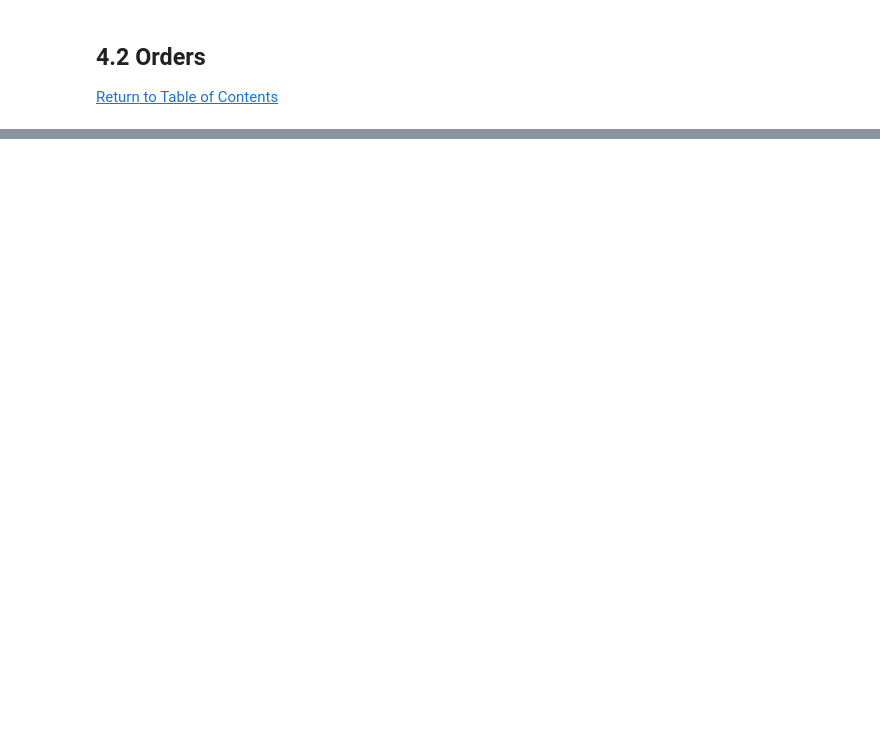
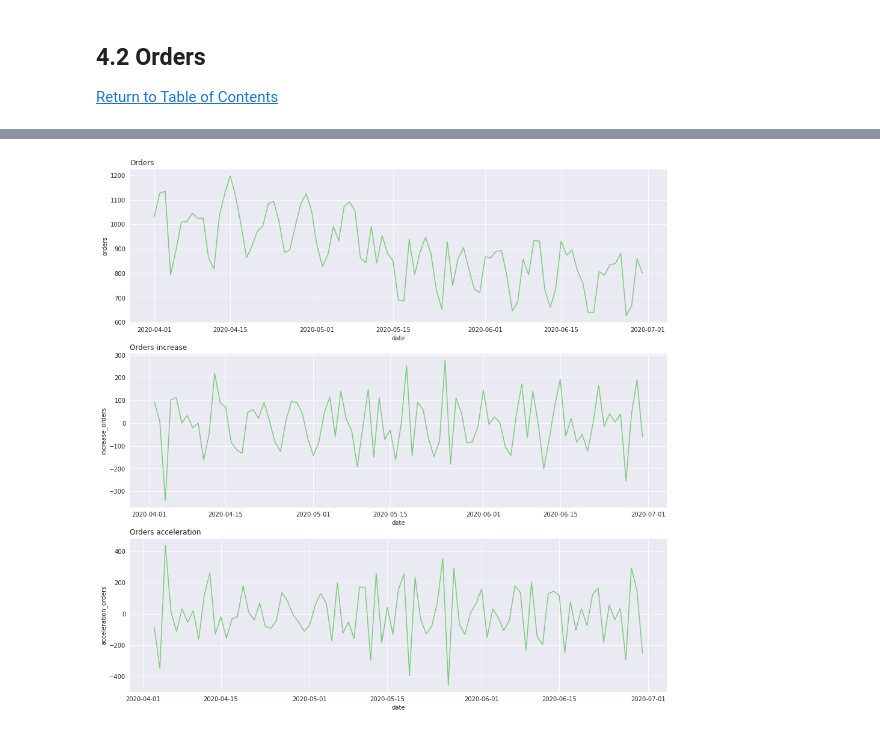
Before and after one commit to pathilink/enjoei_business_analytics_case, a Jupyter notebook: notebook/enjoei_case.ipynb, the cells around one changed output, grey strips where cells are left out. Drawn from its saved outputs; the diff is of its cells as text; code cells hidden in the pictures; blank space fills up the shorter version.

```diff
--- a/notebook/enjoei_case.ipynb
+++ b/notebook/enjoei_case.ipynb
@@ -84,0 +217,10 @@ The data has 500 rows and 8 columns.
+# %%
+# Calculates the difference of a DataFrame element compared with another element in the DataFrame (default is element in previous row).
+
+df_funnel['increase_orders'] = df_funnel['orders'].diff()
+df_funnel['acceleration_orders'] = df_funnel['increase_orders'].diff()
+
+df_funnel['increase_orders_value'] = df_funnel['orders_value'].diff()
+df_funnel['acceleration_orders_value'] = df_funnel['increase_orders_value'].diff()
+
+df_funnel.head()
@@ -84,0 +234,14 @@ The data has 500 rows and 8 columns.
+# %%
+# orders column
+plot_trend(
+    'date',
+    'orders',
+    'increase_orders',
+    'acceleration_orders',
+    df_funnel,
+    'Orders',
+    'Orders increase',
+    'Orders acceleration'
+)
+# %% [output]
+[figure, added]
```
Also changed, not shown: parts of 26 cells of this notebook.
